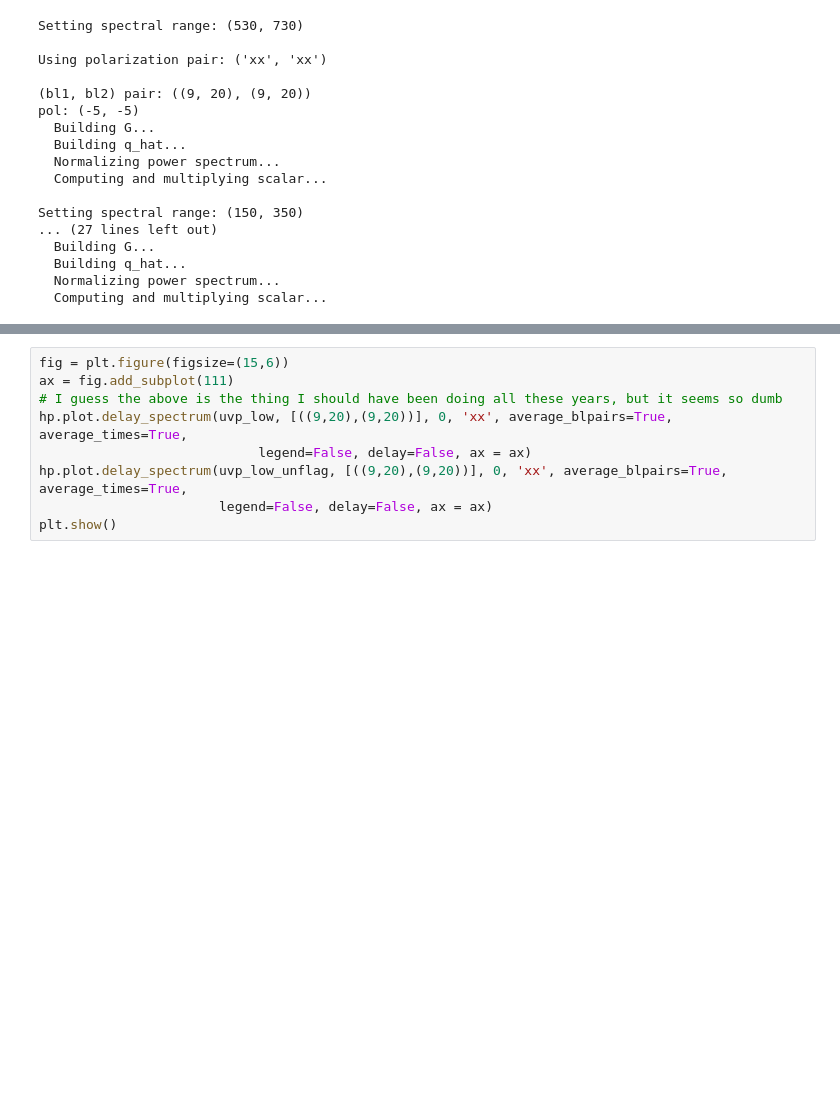
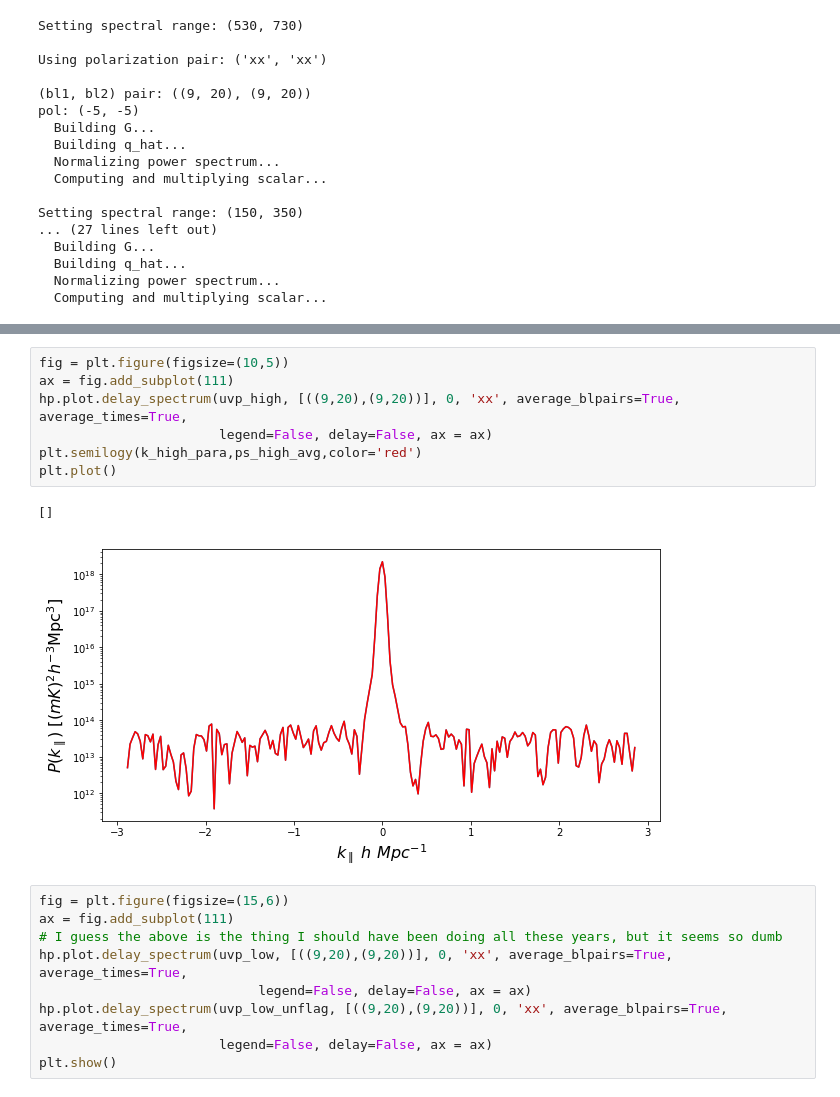
Before and after one commit to UPennEoR/kohn18_analysis, a Jupyter notebook: TestConstructFactorizableMask.ipynb, the cells around one changed output, grey strips where cells are left out. Drawn from its saved outputs; the diff is of its cells as text; blank space fills up the shorter version.

```diff
--- a/TestConstructFactorizableMask.ipynb
+++ b/TestConstructFactorizableMask.ipynb
@@ -113,3 +170,13 @@ Setting spectral range: (150, 350)
+# %%
+fig = plt.figure(figsize=(10,5))
+ax = fig.add_subplot(111)
+hp.plot.delay_spectrum(uvp_high, [((9,20),(9,20))], 0, 'xx', average_blpairs=True, average_times=True,
+                       legend=False, delay=False, ax = ax)
+plt.semilogy(k_high_para,ps_high_avg,color='red')
+plt.plot()
+# %% [output]
+[]
+[figure, added]
 # %%
 fig = plt.figure(figsize=(15,6))
 ax = fig.add_subplot(111)
```
Also changed, not shown: parts of 18 cells of this notebook.
